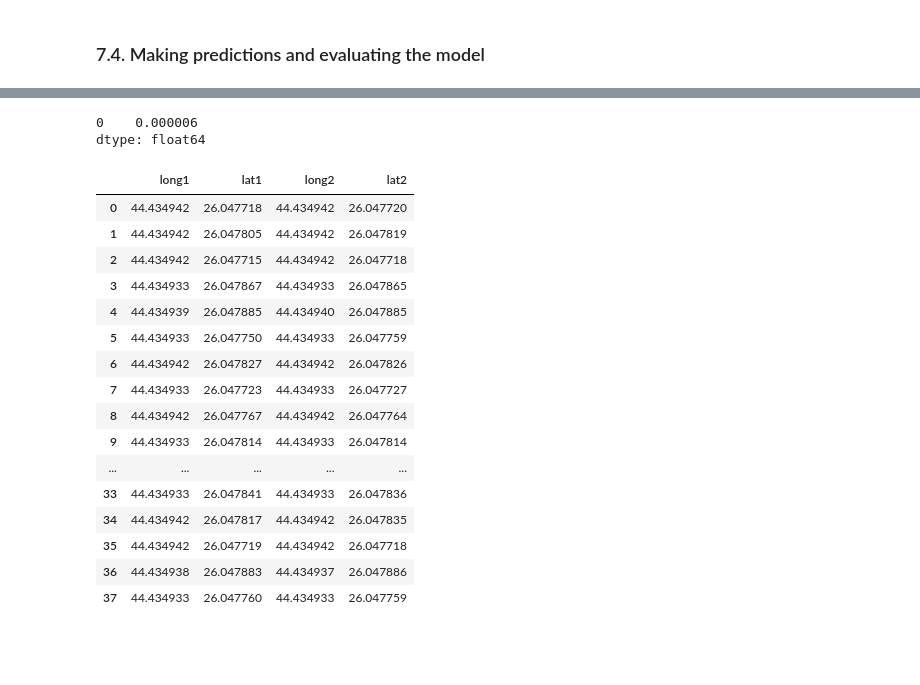
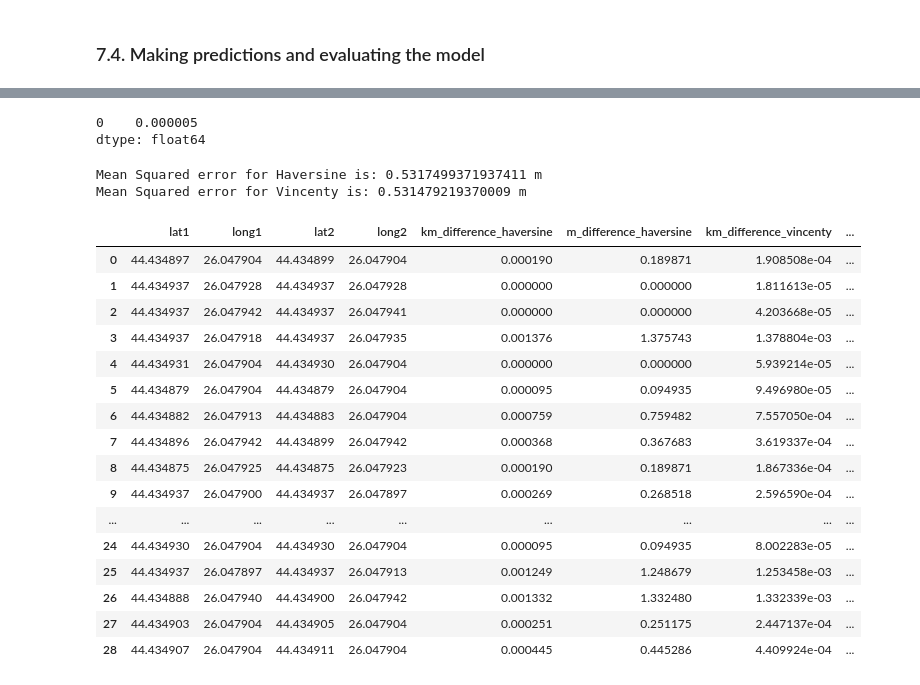
Before and after one commit to enacheandrei7/indoor-localization-dnn-knn-lstm, a Jupyter notebook: wifi_estimation_dnn_knn/DNN_and_Improved_KNN_precisloc.ipynb, the cells around one changed output, grey strips where cells are left out. Saved outputs shown, nothing was run; the diff lists cells and outputs as text; code cells hidden in the pictures; blank space fills up the shorter version.

```diff
--- a/wifi_estimation_dnn_knn/DNN_and_Improved_KNN_precisloc.ipynb
+++ b/wifi_estimation_dnn_knn/DNN_and_Improved_KNN_precisloc.ipynb
@@ -618,6 +695,7 @@ print(mean_squared_error(y_test_step_2, y_pred_step_2, multioutput='raw_values')
 # %%
-y_pred_step_2 = pd.DataFrame(y_pred_step_2, columns=['long1', 'lat1'])
-y_test_step_2 = pd.DataFrame(y_test_step_2, columns=['long2', 'lat2'])
+y_pred_step_2 = pd.DataFrame(y_pred_step_2, columns=['lat1', 'long1'])
+y_test_step_2 = pd.DataFrame(y_test_step_2, columns=['lat2', 'long2'])
+
 # alculating the Euclidian distance between points
 distance_df = pd.DataFrame((y_test_step_2['lat2']-y_pred_step_2['lat1'])**2 +
                            (y_test_step_2['long2']-y_pred_step_2['long1'])**2)**(1/2)
@@ -625,27 +703,5 @@ sum_dist = distance_df.sum()
 mean_error = sum_dist/len(distance_df)
 mean_error
 # %% [output]
-0    0.000006
+0    0.000005
 dtype: float64
-# %%
-df_final = pd.DataFrame()
-df_final = pd.concat([y_pred_step_2, y_test_step_2], axis=1)
-df_final
-# %% [output]
-|  | long1 | lat1 | long2 | lat2 |
-| 0 | 44.434942 | 26.047718 | 44.434942 | 26.047720 |
-| 1 | 44.434942 | 26.047805 | 44.434942 | 26.047819 |
-| 2 | 44.434942 | 26.047715 | 44.434942 | 26.047718 |
-| 3 | 44.434933 | 26.047867 | 44.434933 | 26.047865 |
-| 4 | 44.434939 | 26.047885 | 44.434940 | 26.047885 |
-| 5 | 44.434933 | 26.047750 | 44.434933 | 26.047759 |
-| 6 | 44.434942 | 26.047827 | 44.434942 | 26.047826 |
-| 7 | 44.434933 | 26.047723 | 44.434933 | 26.047727 |
-| 8 | 44.434942 | 26.047767 | 44.434942 | 26.047764 |
-| 9 | 44.434933 | 26.047814 | 44.434933 | 26.047814 |
-| ... | ... | ... | ... | ... |
-| 33 | 44.434933 | 26.047841 | 44.434933 | 26.047836 |
-| 34 | 44.434942 | 26.047817 | 44.434942 | 26.047835 |
-| 35 | 44.434942 | 26.047719 | 44.434942 | 26.047718 |
-| 36 | 44.434938 | 26.047883 | 44.434937 | 26.047886 |
-| 37 | 44.434933 | 26.047760 | 44.434933 | 26.047759 |
@@ -652,2 +735,41 @@ df_final
+# %%
+df_final = pd.DataFrame()
+df_final = pd.concat([y_pred_step_2, y_test_step_2], axis=1)
+
+df_final['km_difference_haversine'] = df_final.apply(calculate_spherical_distance, axis=1)
+df_final['m_difference_haversine'] = df_final['km_difference_haversine']*1000
+
+df_final['km_difference_vincenty'] = df_final.apply(calculate_vincenty_distance, axis=1)
+df_final['m_difference_vincenty'] = df_final['km_difference_vincenty']*1000
+
+# Mean Squared Error Haversine
+mse_h = (df_final['m_difference_haversine']*df_final['m_difference_haversine']).sum()/len(df_final)
+print(f'Mean Squared error for Haversine is: {mse_h} m')
+
+# Mean Squared Error Vincenty
+mse_v = (df_final['m_difference_vincenty']*df_final['m_difference_vincenty']).sum()/len(df_final)
+print(f'Mean Squared error for Vincenty is: {mse_v} m')
+
+df_final
+# %% [output]
+Mean Squared error for Haversine is: 0.5317499371937411 m
+Mean Squared error for Vincenty is: 0.531479219370009 m
+|  | lat1 | long1 | lat2 | long2 | km_difference_haversine | m_difference_haversine | km_difference_vincenty | ... |
+| 0 | 44.434897 | 26.047904 | 44.434899 | 26.047904 | 0.000190 | 0.189871 | 1.908508e-04 | ... |
+| 1 | 44.434937 | 26.047928 | 44.434937 | 26.047928 | 0.000000 | 0.000000 | 1.811613e-05 | ... |
+| 2 | 44.434937 | 26.047942 | 44.434937 | 26.047941 | 0.000000 | 0.000000 | 4.203668e-05 | ... |
+| 3 | 44.434937 | 26.047918 | 44.434937 | 26.047935 | 0.001376 | 1.375743 | 1.378804e-03 | ... |
+| 4 | 44.434931 | 26.047904 | 44.434930 | 26.047904 | 0.000000 | 0.000000 | 5.939214e-05 | ... |
+| 5 | 44.434879 | 26.047904 | 44.434879 | 26.047904 | 0.000095 | 0.094935 | 9.496980e-05 | ... |
+| 6 | 44.434882 | 26.047913 | 44.434883 | 26.047904 | 0.000759 | 0.759482 | 7.557050e-04 | ... |
+| 7 | 44.434896 | 26.047942 | 44.434899 | 26.047942 | 0.000368 | 0.367683 | 3.619337e-04 | ... |
+| 8 | 44.434875 | 26.047925 | 44.434875 | 26.047923 | 0.000190 | 0.189871 | 1.867336e-04 | ... |
+| 9 | 44.434937 | 26.047900 | 44.434937 | 26.047897 | 0.000269 | 0.268518 | 2.596590e-04 | ... |
+| ... | ... | ... | ... | ... | ... | ... | ... | ... |
+| 24 | 44.434930 | 26.047904 | 44.434930 | 26.047904 | 0.000095 | 0.094935 | 8.002283e-05 | ... |
+| 25 | 44.434937 | 26.047897 | 44.434937 | 26.047913 | 0.001249 | 1.248679 | 1.253458e-03 | ... |
+| 26 | 44.434888 | 26.047940 | 44.434900 | 26.047942 | 0.001332 | 1.332480 | 1.332339e-03 | ... |
+| 27 | 44.434903 | 26.047904 | 44.434905 | 26.047904 | 0.000251 | 0.251175 | 2.447137e-04 | ... |
+| 28 | 44.434907 | 26.047904 | 44.434911 | 26.047904 | 0.000445 | 0.445286 | 4.409924e-04 | ... |
 # %%
 plt.figure(figsize=(10,10))
```
Also changed, not shown: parts of 35 cells of this notebook.
